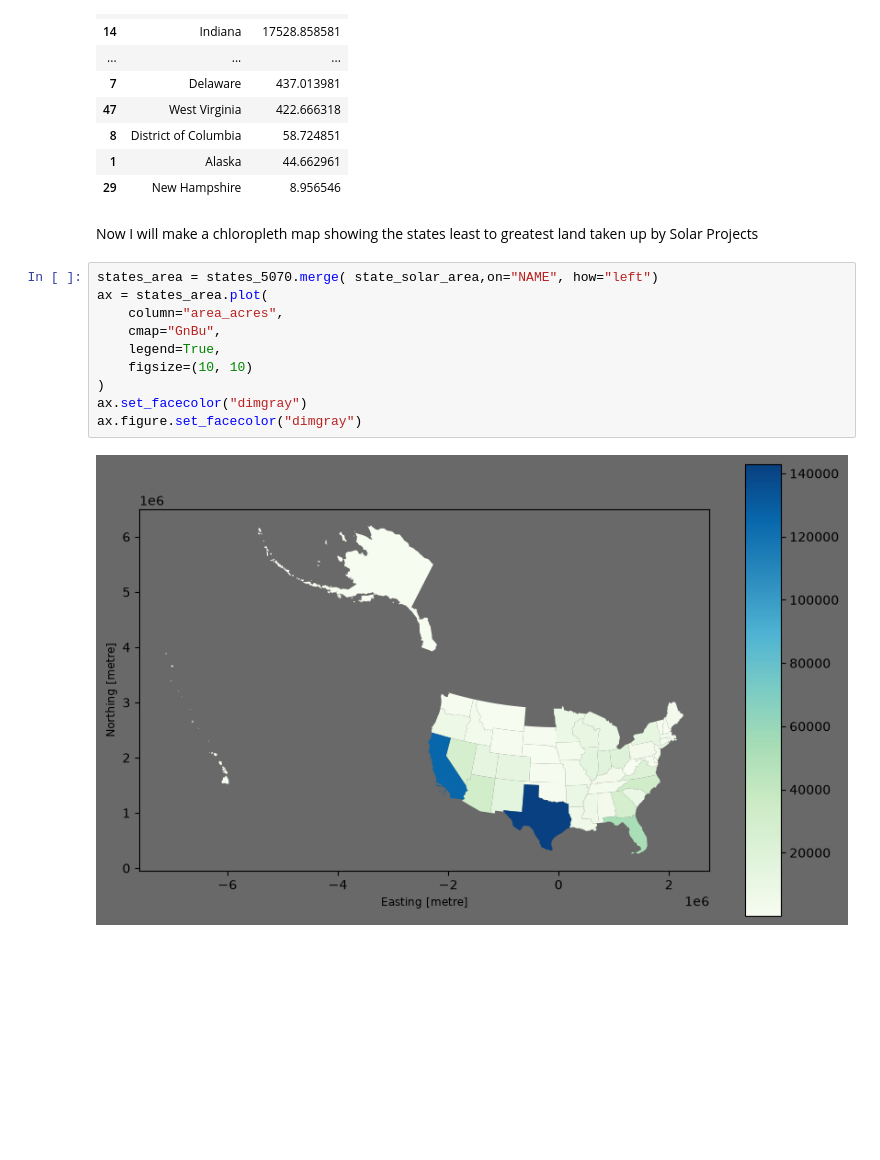
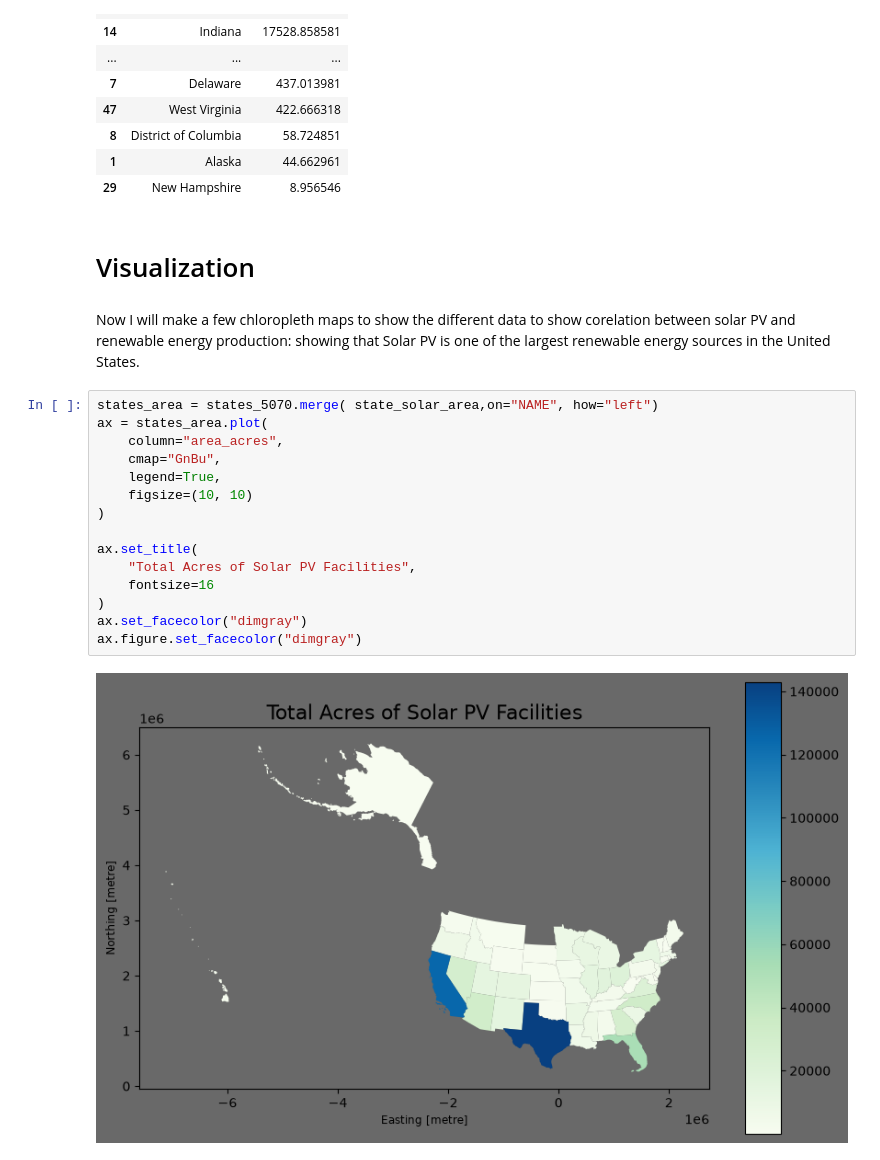
Before and after one commit to oliviapozytko/geog592-opozytko, a Jupyter notebook: homework/week07/homework07.ipynb, the cells around one changed output. Cells and saved outputs as stored; diff of their text form; blank space fills up the shorter version.

```diff
--- a/homework/week07/homework07.ipynb
+++ b/homework/week07/homework07.ipynb
@@ -279,17 +279,24 @@ state_solar_area
 | 8 | District of Columbia | 58.724851 |
 | 1 | Alaska | 44.662961 |
 | 29 | New Hampshire | 8.956546 |
+# %% [markdown]
+# Visualization
 # %% [markdown]
-Now I will make a chloropleth map showing the states least to greatest land taken up by Solar Projects
+Now I will make a few chloropleth maps to show the different data to show corelation between solar PV and renewable energy production: showing that Solar PV is one of the largest renewable energy sources in the United States.
 # %%
 states_area = states_5070.merge( state_solar_area,on="NAME", how="left")
 ax = states_area.plot(
     column="area_acres",
     cmap="GnBu",
     legend=True,
     figsize=(10, 10)
 )
+
+ax.set_title(
+    "Total Acres of Solar PV Facilities",
+    fontsize=16
+)
 ax.set_facecolor("dimgray")
 ax.figure.set_facecolor("dimgray")
 # %% [output]
-[figure, old version]
+[figure, new version]
```
Also changed, not shown: parts of 3 cells of this notebook.
